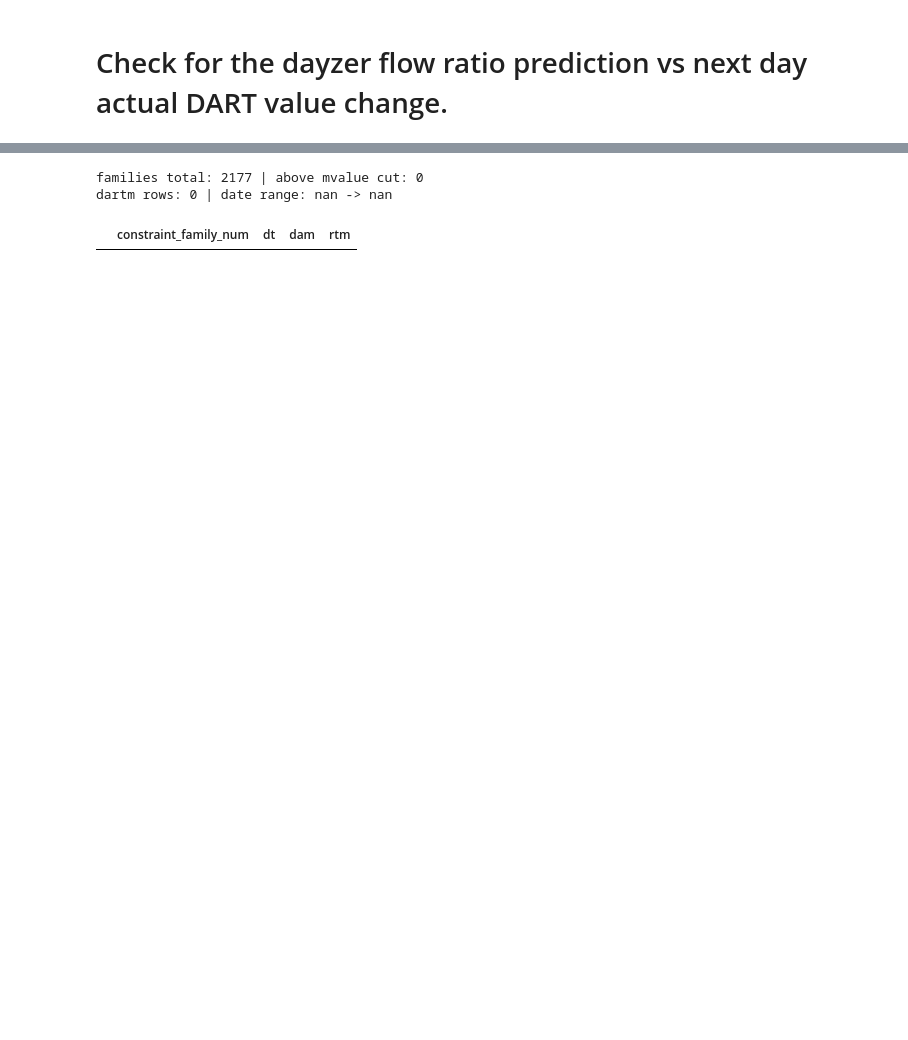
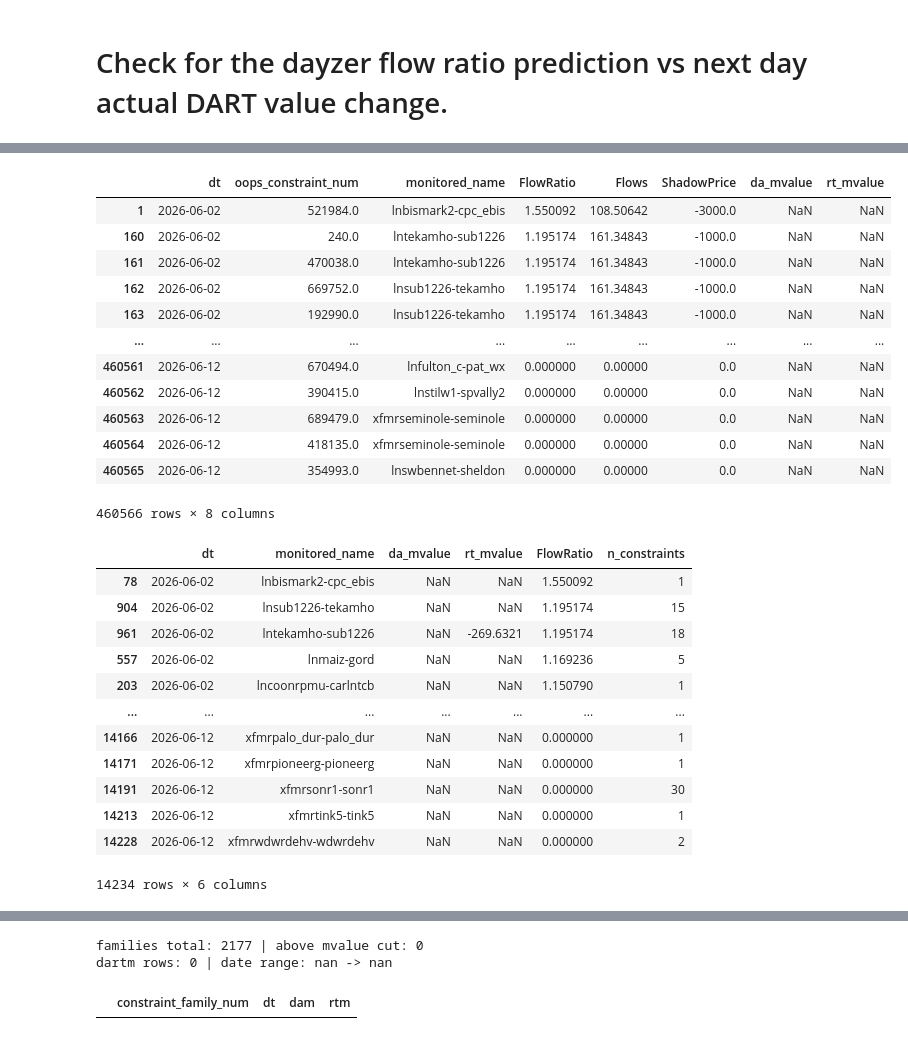
Before and after one commit to qingcheng-rgb/Qingcheng, a Jupyter notebook: QCTest/constraint_family_exposure_risk/SPP_risk_cut.ipynb, the cells around one changed output, grey strips where cells are left out. Saved outputs shown, nothing was run; the diff lists cells and outputs as text; code cells hidden in the pictures; blank space fills up the shorter version.

```diff
--- a/QCTest/constraint_family_exposure_risk/SPP_risk_cut.ipynb
+++ b/QCTest/constraint_family_exposure_risk/SPP_risk_cut.ipynb
@@ -231,3 +285,4 @@ dayzer_table: temp.SPP_dayzer_table_SPP_test
 # %%
-display(bigquery_functions.download_df_from_bq(
-    f"SELECT * FROM `movetocloud-999.{dayzer_table_bq}` WHERE dt='{bid_dt}' ORDER BY FlowRatio DESC LIMIT 20 "))
+table = bigquery_functions.download_df_from_bq(
+    f"SELECT * FROM `movetocloud-999.{dayzer_table_bq}` where dt > '2026-06-01' ORDER BY FlowRatio DESC")
+table.drop_duplicates(inplace=True)
@@ -251,0 +300,69 @@ display(bigquery_functions.download_df_from_bq(
+# %%
+from nighthawk.data.network.constraint import Constraint
+
+con_df = table[['oops_constraint_num']].drop_duplicates()
+d0, d1 = table['dt'].min(), table['dt'].max()
+
+# oops_constraint_num -> monitored name
+mon = pd.concat([
+    Constraint(market='SPP').get_constraint_details('DA'),
+    Constraint(market='SPP').get_constraint_details('RT'),
+])[['oops_constraint_num', 'monitored_clean']].rename(
+    columns={'monitored_clean': 'monitored_name'}
+).dropna(subset=['monitored_name']).drop_duplicates('oops_constraint_num')
+
+# DA & RT mvalue for those constraints, across the table's date range
+da = Constraint(oops_constraint_num_df=con_df, market='SPP').get_mvalues(
+        start_dt=d0, end_dt=d1, type='DA', granularity='daily').rename(columns={'mvalue': 'da_mvalue'})
+rt = Constraint(oops_constraint_num_df=con_df, market='SPP').get_mvalues(
+        start_dt=d0, end_dt=d1, type='RT', granularity='daily').rename(columns={'mvalue': 'rt_mvalue'})
+
+dart = da[['oops_constraint_num', 'dt', 'da_mvalue']].merge(
+       rt[['oops_constraint_num', 'dt', 'rt_mvalue']],
+       on=['oops_constraint_num', 'dt'], how='outer')
+dart['dt'] = pd.to_datetime(dart['dt']).dt.strftime('%Y-%m-%d')
+
+# append onto the dayzer table
+table_merged = (table
+         .merge(mon,  on='oops_constraint_num', how='left')
+         .merge(dart, on=['oops_constraint_num', 'dt'], how='left'))
+
+cols = ['dt', 'oops_constraint_num', 'monitored_name',
+        'FlowRatio', 'Flows', 'ShadowPrice', 'da_mvalue', 'rt_mvalue']
+
+agg = (table_merged
+       .groupby(['dt', 'monitored_name'], as_index=False)
+       .agg(da_mvalue=('da_mvalue', 'min'),
+            rt_mvalue=('rt_mvalue', 'min'),
+            FlowRatio=('FlowRatio', 'max'),
+            n_constraints=('oops_constraint_num', 'nunique')))
+
+display(table_merged[cols].sort_values(['dt', 'FlowRatio'], ascending=[True, False]))
+display(agg.sort_values(['dt', 'FlowRatio'], ascending=[True, False]))
+# %% [output]
+|  | dt | oops_constraint_num | monitored_name | FlowRatio | Flows | ShadowPrice | da_mvalue | rt_mvalue |
+| 1 | 2026-06-02 | 521984.0 | lnbismark2-cpc_ebis | 1.550092 | 108.50642 | -3000.0 | NaN | NaN |
+| 160 | 2026-06-02 | 240.0 | lntekamho-sub1226 | 1.195174 | 161.34843 | -1000.0 | NaN | NaN |
+| 161 | 2026-06-02 | 470038.0 | lntekamho-sub1226 | 1.195174 | 161.34843 | -1000.0 | NaN | NaN |
+| 162 | 2026-06-02 | 669752.0 | lnsub1226-tekamho | 1.195174 | 161.34843 | -1000.0 | NaN | NaN |
+| 163 | 2026-06-02 | 192990.0 | lnsub1226-tekamho | 1.195174 | 161.34843 | -1000.0 | NaN | NaN |
+| ... | ... | ... | ... | ... | ... | ... | ... | ... |
+| 460561 | 2026-06-12 | 670494.0 | lnfulton_c-pat_wx | 0.000000 | 0.00000 | 0.0 | NaN | NaN |
+| 460562 | 2026-06-12 | 390415.0 | lnstilw1-spvally2 | 0.000000 | 0.00000 | 0.0 | NaN | NaN |
+| 460563 | 2026-06-12 | 689479.0 | xfmrseminole-seminole | 0.000000 | 0.00000 | 0.0 | NaN | NaN |
+| 460564 | 2026-06-12 | 418135.0 | xfmrseminole-seminole | 0.000000 | 0.00000 | 0.0 | NaN | NaN |
+| 460565 | 2026-06-12 | 354993.0 | lnswbennet-sheldon | 0.000000 | 0.00000 | 0.0 | NaN | NaN |
+460566 rows × 8 columns
+|  | dt | monitored_name | da_mvalue | rt_mvalue | FlowRatio | n_constraints |
+| 78 | 2026-06-02 | lnbismark2-cpc_ebis | NaN | NaN | 1.550092 | 1 |
+| 904 | 2026-06-02 | lnsub1226-tekamho | NaN | NaN | 1.195174 | 15 |
+| 961 | 2026-06-02 | lntekamho-sub1226 | NaN | -269.6321 | 1.195174 | 18 |
+| 557 | 2026-06-02 | lnmaiz-gord | NaN | NaN | 1.169236 | 5 |
+| 203 | 2026-06-02 | lncoonrpmu-carlntcb | NaN | NaN | 1.150790 | 1 |
+| ... | ... | ... | ... | ... | ... | ... |
+| 14166 | 2026-06-12 | xfmrpalo_dur-palo_dur | NaN | NaN | 0.000000 | 1 |
+| 14171 | 2026-06-12 | xfmrpioneerg-pioneerg | NaN | NaN | 0.000000 | 1 |
+| 14191 | 2026-06-12 | xfmrsonr1-sonr1 | NaN | NaN | 0.000000 | 30 |
+| 14213 | 2026-06-12 | xfmrtink5-tink5 | NaN | NaN | 0.000000 | 1 |
+| 14228 | 2026-06-12 | xfmrwdwrdehv-wdwrdehv | NaN | NaN | 0.000000 | 2 |
+14234 rows × 6 columns
```
Also changed, not shown: parts of 13 cells of this notebook, 4 other files.
